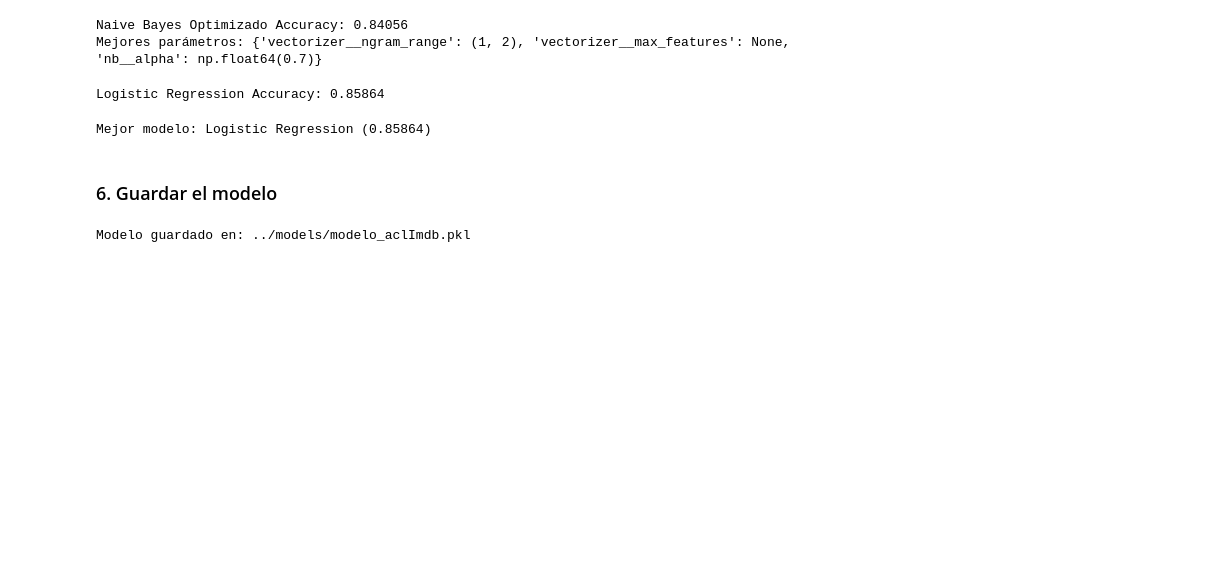
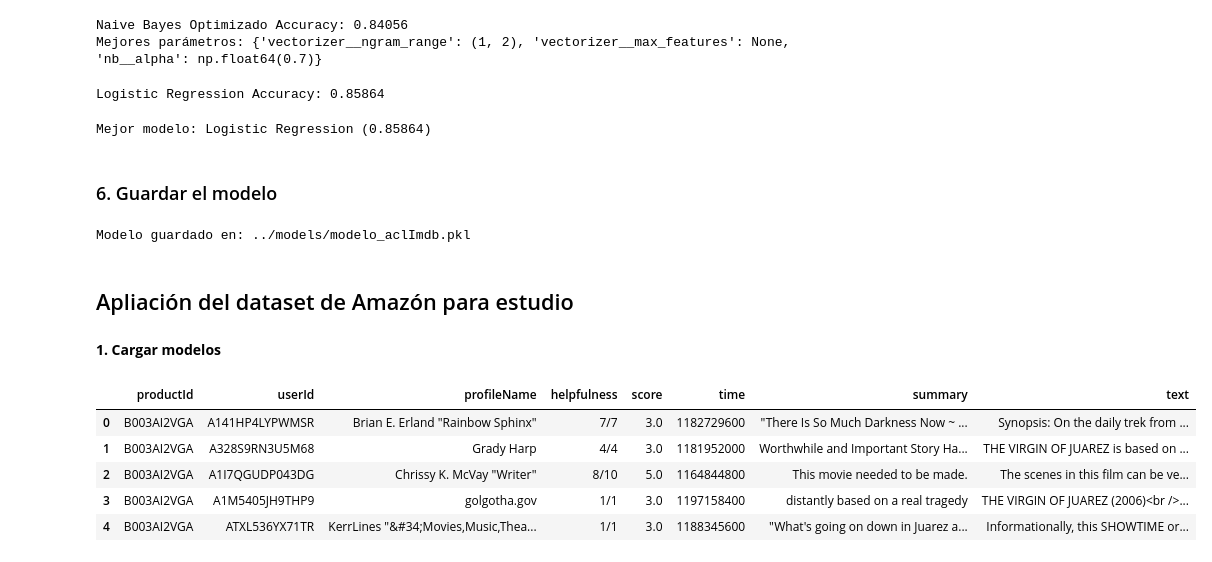
Before and after one commit to magy509/ingenieropg80.Proyecto_final_madre, a Jupyter notebook: src/analisis_feel.ipynb, the cells around one changed output. Saved outputs shown, nothing was run; the diff lists cells and outputs as text; code cells hidden in the pictures; blank space fills up the shorter version.

Commit message:
Prueba de modelo

```diff
--- a/src/analisis_feel.ipynb
+++ b/src/analisis_feel.ipynb
@@ -788,3 +788,7 @@ with open(ruta, "wb") as f:
 print(f"Modelo guardado en: {ruta}")
 # %% [output]
 Modelo guardado en: ../models/modelo_aclImdb.pkl
+# %% [markdown]
+## Apliación del dataset de Amazón para estudio
+# %% [markdown]
+**1. Cargar modelos**
@@ -790,0 +801,9 @@ Modelo guardado en: ../models/modelo_aclImdb.pkl
+# %%
+df_amazon.head()
+# %% [output]
+|  | productId | userId | profileName | helpfulness | score | time | summary | text |
+| 0 | B003AI2VGA | A141HP4LYPWMSR | Brian E. Erland "Rainbow Sphinx" | 7/7 | 3.0 | 1182729600 | "There Is So Much Darkness Now ~ ... | Synopsis: On the daily trek from ... |
+| 1 | B003AI2VGA | A328S9RN3U5M68 | Grady Harp | 4/4 | 3.0 | 1181952000 | Worthwhile and Important Story Ha... | THE VIRGIN OF JUAREZ is based on ... |
+| 2 | B003AI2VGA | A1I7QGUDP043DG | Chrissy K. McVay "Writer" | 8/10 | 5.0 | 1164844800 | This movie needed to be made. | The scenes in this film can be ve... |
+| 3 | B003AI2VGA | A1M5405JH9THP9 | golgotha.gov | 1/1 | 3.0 | 1197158400 | distantly based on a real tragedy | THE VIRGIN OF JUAREZ (2006)<br />... |
+| 4 | B003AI2VGA | ATXL536YX71TR | KerrLines "&#34;Movies,Music,Thea... | 1/1 | 3.0 | 1188345600 | "What's going on down in Juarez a... | Informationally, this SHOWTIME or... |
```
Also changed, not shown: parts of 8 cells of this notebook.
